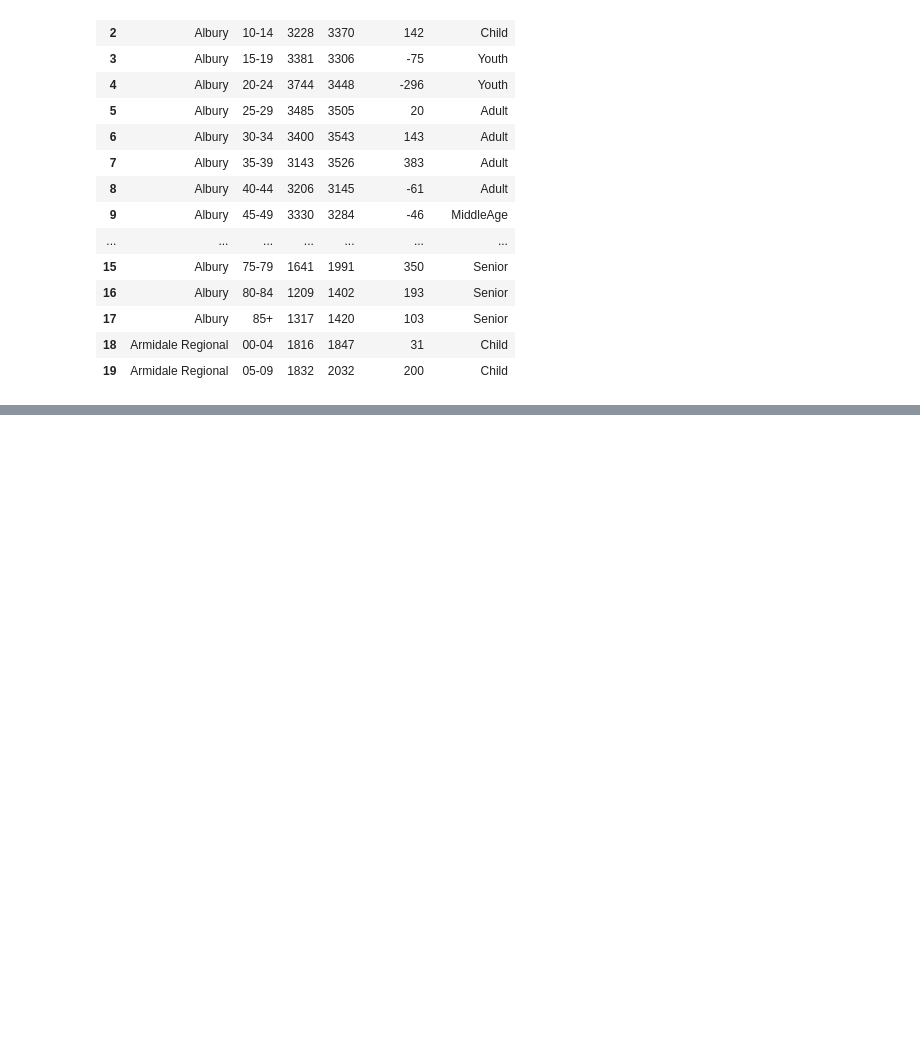
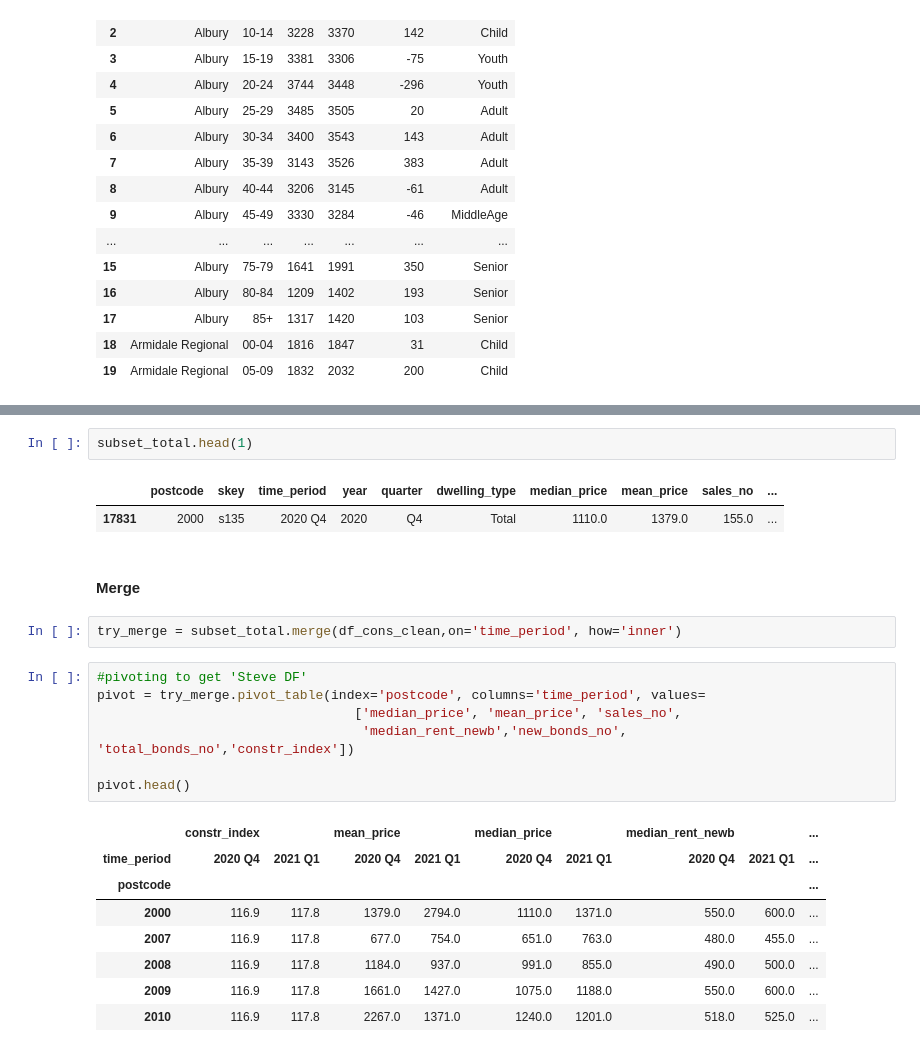
Before and after one commit to walthersy/NSW-house-price, a Jupyter notebook: Ken - Data Cleaning - Population and Construction.ipynb, the cells around one changed output, grey strips where cells are left out. Saved outputs shown, nothing was run; the diff lists cells and outputs as text; blank space fills up the shorter version.

```diff
--- a/Ken - Data Cleaning - Population and Construction.ipynb
+++ b/Ken - Data Cleaning - Population and Construction.ipynb
@@ -270,0 +331,25 @@ df_age_pivot.head(20)
+# %%
+subset_total.head(1)
+# %% [output]
+|  | postcode | skey | time_period | year | quarter | dwelling_type | median_price | mean_price | sales_no | ... |
+| 17831 | 2000 | s135 | 2020 Q4 | 2020 | Q4 | Total | 1110.0 | 1379.0 | 155.0 | ... |
+# %% [markdown]
+#### Merge
+# %%
+try_merge = subset_total.merge(df_cons_clean,on='time_period', how='inner')
+# %%
+#pivoting to get 'Steve DF'
+pivot = try_merge.pivot_table(index='postcode', columns='time_period', values=
+                                 ['median_price', 'mean_price', 'sales_no',
+                                  'median_rent_newb','new_bonds_no', 'total_bonds_no','constr_index'])
+
+pivot.head()
+# %% [output]
+|  | constr_index |  | mean_price |  | median_price |  | median_rent_newb |  | ... |
+| time_period | 2020 Q4 | 2021 Q1 | 2020 Q4 | 2021 Q1 | 2020 Q4 | 2021 Q1 | 2020 Q4 | 2021 Q1 | ... |
+| postcode |  |  |  |  |  |  |  |  | ... |
+| 2000 | 116.9 | 117.8 | 1379.0 | 2794.0 | 1110.0 | 1371.0 | 550.0 | 600.0 | ... |
+| 2007 | 116.9 | 117.8 | 677.0 | 754.0 | 651.0 | 763.0 | 480.0 | 455.0 | ... |
+| 2008 | 116.9 | 117.8 | 1184.0 | 937.0 | 991.0 | 855.0 | 490.0 | 500.0 | ... |
+| 2009 | 116.9 | 117.8 | 1661.0 | 1427.0 | 1075.0 | 1188.0 | 550.0 | 600.0 | ... |
+| 2010 | 116.9 | 117.8 | 2267.0 | 1371.0 | 1240.0 | 1201.0 | 518.0 | 525.0 | ... |
```
Also changed, not shown: parts of 8 cells of this notebook.
